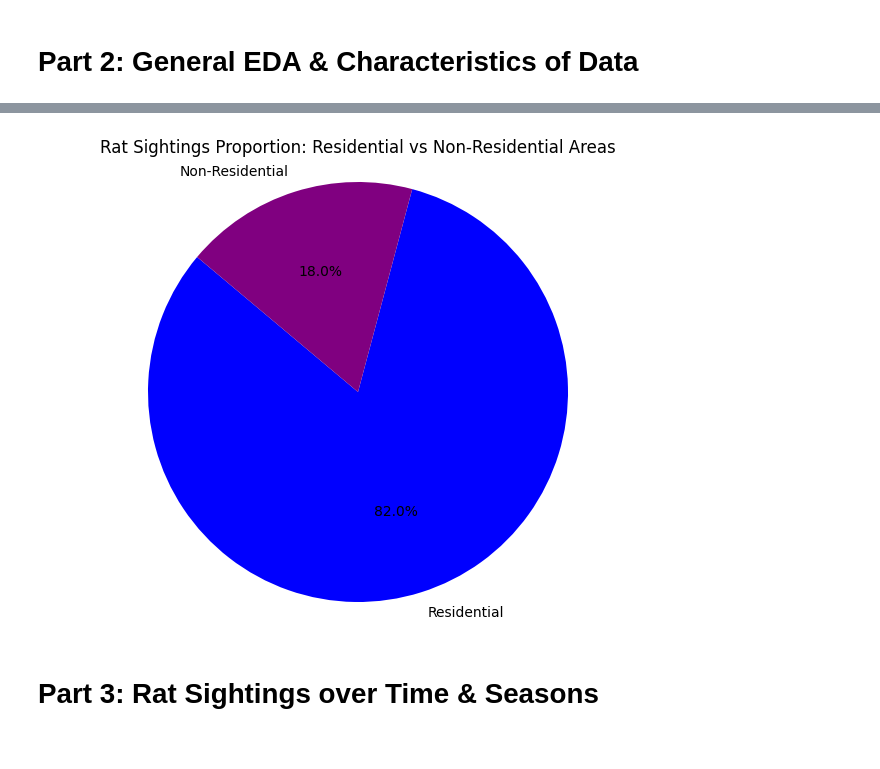
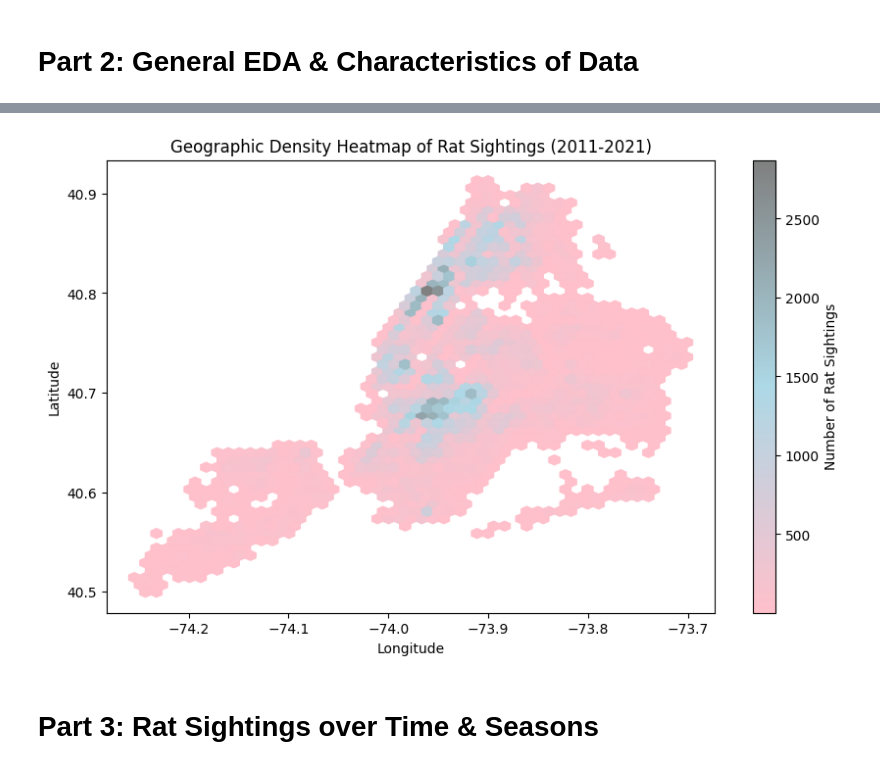
Before and after one commit to trishaa4144/cmsc320-final, a Jupyter notebook: CMSC320_Checkpt_2.ipynb, the cells around one changed output, grey strips where cells are left out. Saved outputs shown, nothing was run; the diff lists cells and outputs as text; code cells hidden in the pictures.

```diff
--- a/CMSC320_Checkpt_2.ipynb
+++ b/CMSC320_Checkpt_2.ipynb
@@ -86,55 +137,19 @@ Name: Created Date, dtype: int64
 
 (Rows, columns):
 (247723, 7)
-# %%
-# Get unique values in 'Location Type'
-unique_location_types = df['Location Type'].unique()
-
-# Define mapping for residential categories
-residential_mapping = {
-    'Single Room Occupancy (SRO)': 'Single',
-    '1-2 Family Dwelling': '1-2 Family Apartment',
-    '1-2 FamilyDwelling': '1-2 Family Apartment',
-    '3+ Family Apt. Building': '3+ Family',
-    '3+ Family Apartment Building': '3+ Family',
-    '3+ Family Apt.': '3+ Family',
-    '3+Family Apt.': '3+ Family',
-    '3+ Family Apt': '3+ Family',
-    '1-3 Family Dwelling': '1-3 Family Dwelling',
-    '1-3 Family Mixed Use Building': '1-3 Family Mixed',
-    '1-2 Family Mixed Use Building': '1-2 Family Mixed',
-    '3+ Family Mixed Use Building': '3+ Family Mixed',
-    'Private House': 'Private House',
-    'Apartment': 'Apartment',
-    'Residential Property': 'Residential Property'
-}
-
-# Apply mapping to the 'Location Type' column for residential data
-df['Location Type'] = df['Location Type'].replace(residential_mapping)
-
-# Create the residential and non-residential DataFrames
-residential_df = df[df['Location Type'].isin(residential_mapping.values())]
-nonresidential_df = df[~df['Location Type'].isin(residential_mapping.values())]
-nonresidential_df = nonresidential_df[~nonresidential_df['Location Type'].isin(['Other', 'Other (Explain Below)'])]
-
-# Basic Data Exploration - residential vs nonresidential pie chart
-residential_count = residential_df.shape[0]
-nonresidential_count = nonresidential_df.shape[0]
-
-# Data for the pie chart
-labels = ['Residential', 'Non-Residential']
-sizes = [residential_count, nonresidential_count]
-colors = ['pink', 'lightblue']
-
-# Pie chart
-plt.figure(figsize=(8, 6))
-plt.pie(sizes, labels=labels, colors=colors, autopct='%1.1f%%', startangle=140)
-plt.title('Rat Sightings Proportion: Residential vs Non-Residential Areas')
-# Equal aspect ratio ensures that pie chart is drawn as a circle.
-plt.axis('equal')
-plt.show()
-# %% [output]
-[figure, removed]
+# %%
+import matplotlib.colors as mcolors
+
+cmap = mcolors.LinearSegmentedColormap.from_list("custom_cmap", ["pink", "lightblue", "grey"])
+plt.figure(figsize=(10, 6))
+plt.hexbin(df['Longitude'], df['Latitude'], gridsize=50, cmap=cmap, mincnt=1)
+plt.colorbar(label='Number of Rat Sightings')
+plt.title('Geographic Density Heatmap of Rat Sightings (2011-2021)')
+plt.xlabel('Longitude')
+plt.ylabel('Latitude')
+plt.show()
+# %% [output]
+[figure, added]
 # %% [markdown]
 
 # Part 3: Rat Sightings over Time & Seasons
```
Also changed, not shown: parts of 3 cells of this notebook.
